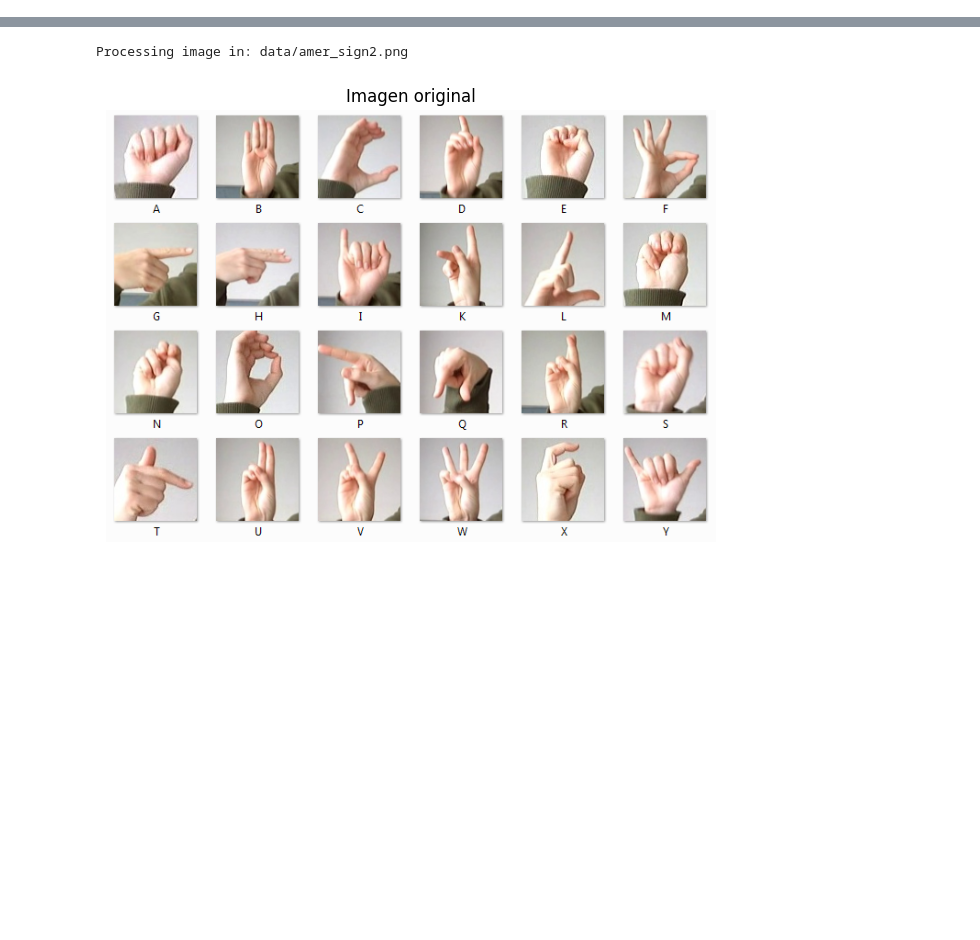
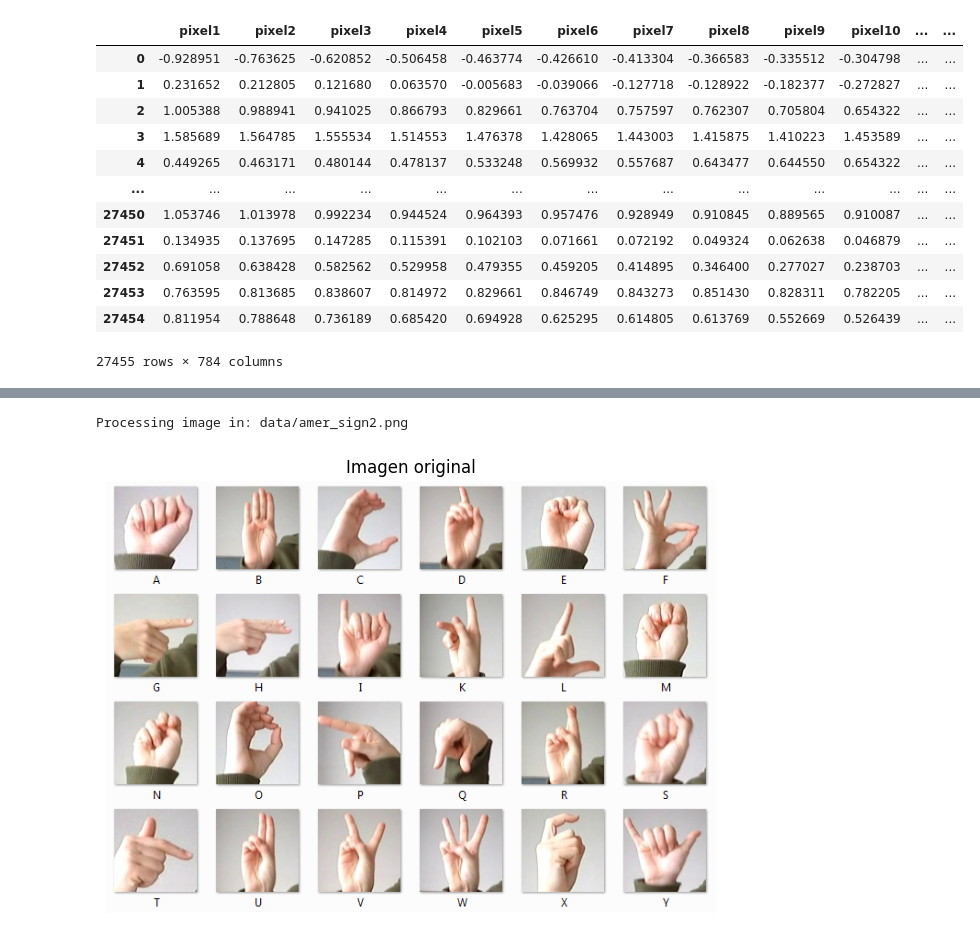
Before and after one commit to damenac/maia-uml, a Jupyter notebook: problemas_practicos/silent_bridges/silent_bridges.ipynb, the cells around one changed output, grey strips where cells are left out. Drawn from its saved outputs; the diff is of its cells as text; code cells hidden in the pictures; blank space fills up the shorter version.

```diff
--- a/problemas_practicos/silent_bridges/silent_bridges.ipynb
+++ b/problemas_practicos/silent_bridges/silent_bridges.ipynb
@@ -10,0 +87,19 @@ from sklearn.decomposition import PCA
+# %%
+standard_scaler = StandardScaler()
+scaled_x_train = standard_scaler.fit_transform(x_train)
+x_train = pd.DataFrame(scaled_x_train, columns=x_train.columns)
+x_train
+# %% [output]
+|  | pixel1 | pixel2 | pixel3 | pixel4 | pixel5 | pixel6 | pixel7 | pixel8 | pixel9 | pixel10 | ... | ... |
+| 0 | -0.928951 | -0.763625 | -0.620852 | -0.506458 | -0.463774 | -0.426610 | -0.413304 | -0.366583 | -0.335512 | -0.304798 | ... | ... |
+| 1 | 0.231652 | 0.212805 | 0.121680 | 0.063570 | -0.005683 | -0.039066 | -0.127718 | -0.128922 | -0.182377 | -0.272827 | ... | ... |
+| 2 | 1.005388 | 0.988941 | 0.941025 | 0.866793 | 0.829661 | 0.763704 | 0.757597 | 0.762307 | 0.705804 | 0.654322 | ... | ... |
+| 3 | 1.585689 | 1.564785 | 1.555534 | 1.514553 | 1.476378 | 1.428065 | 1.443003 | 1.415875 | 1.410223 | 1.453589 | ... | ... |
+| 4 | 0.449265 | 0.463171 | 0.480144 | 0.478137 | 0.533248 | 0.569932 | 0.557687 | 0.643477 | 0.644550 | 0.654322 | ... | ... |
+| ... | ... | ... | ... | ... | ... | ... | ... | ... | ... | ... | ... | ... |
+| 27450 | 1.053746 | 1.013978 | 0.992234 | 0.944524 | 0.964393 | 0.957476 | 0.928949 | 0.910845 | 0.889565 | 0.910087 | ... | ... |
+| 27451 | 0.134935 | 0.137695 | 0.147285 | 0.115391 | 0.102103 | 0.071661 | 0.072192 | 0.049324 | 0.062638 | 0.046879 | ... | ... |
+| 27452 | 0.691058 | 0.638428 | 0.582562 | 0.529958 | 0.479355 | 0.459205 | 0.414895 | 0.346400 | 0.277027 | 0.238703 | ... | ... |
+| 27453 | 0.763595 | 0.813685 | 0.838607 | 0.814972 | 0.829661 | 0.846749 | 0.843273 | 0.851430 | 0.828311 | 0.782205 | ... | ... |
+| 27454 | 0.811954 | 0.788648 | 0.736189 | 0.685420 | 0.694928 | 0.625295 | 0.614805 | 0.613769 | 0.552669 | 0.526439 | ... | ... |
+27455 rows × 784 columns
```
Also changed, not shown: parts of 11 cells of this notebook.
